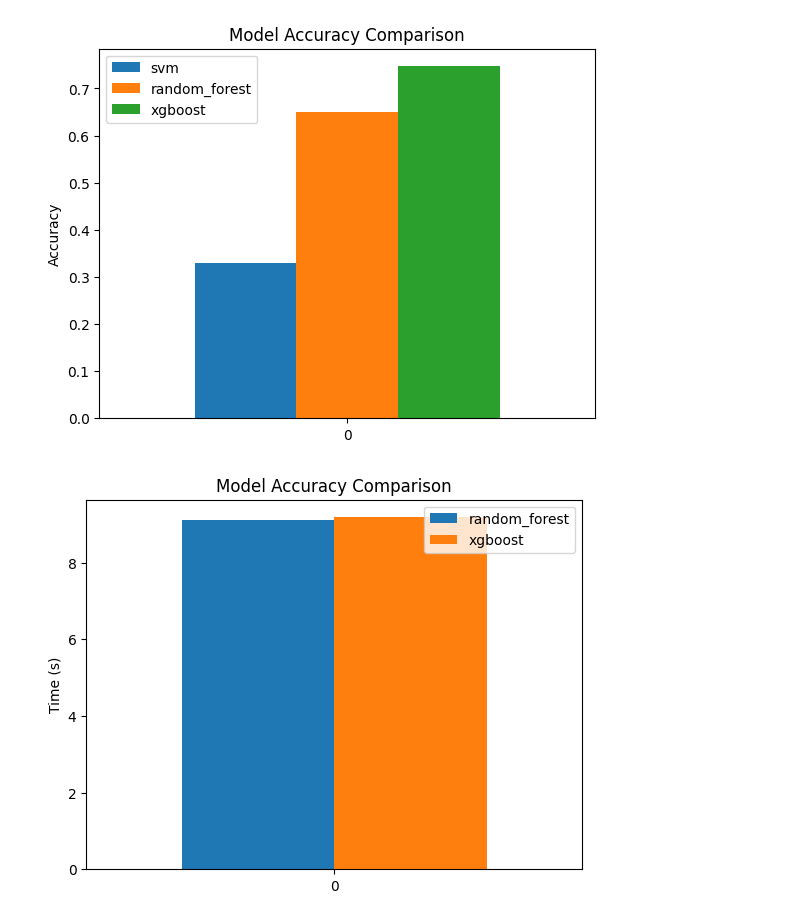
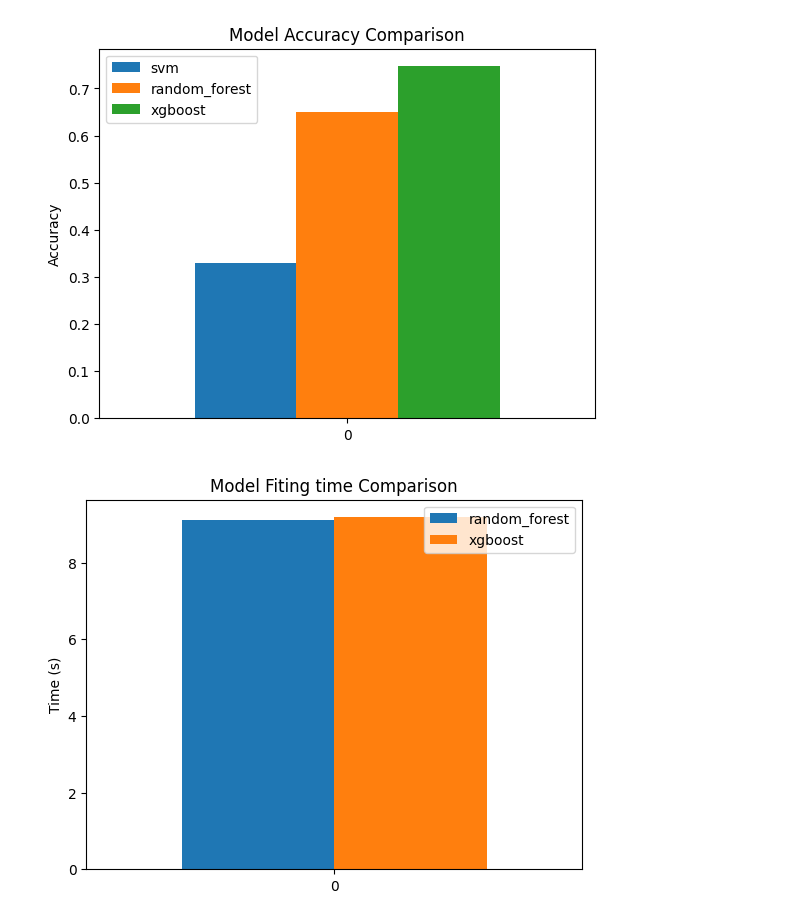
Before and after one commit to alecacerestel/Supervised_Challenge, a Jupyter notebook: notebooks/2_Genre_Original.ipynb, the cells around one changed output. Drawn from its saved outputs; the diff is of its cells as text; code cells hidden in the pictures.

```diff
--- a/notebooks/2_Genre_Original.ipynb
+++ b/notebooks/2_Genre_Original.ipynb
@@ -448,9 +448,9 @@ plt.show()
 # %%
 pd.DataFrame({
     "random_forest": [rf_mean_fit_time],
     "xgboost": [xgb_mean_fit_time],
-}).plot(kind='bar', rot=0, title="Model Accuracy Comparison", width=0.8)
+}).plot(kind='bar', rot=0, title="Model Fiting time Comparison", width=0.8)
 plt.ylabel("Time (s)")
 plt.show()
 # %% [output]
-[figure, old version]
+[figure, new version]
```
